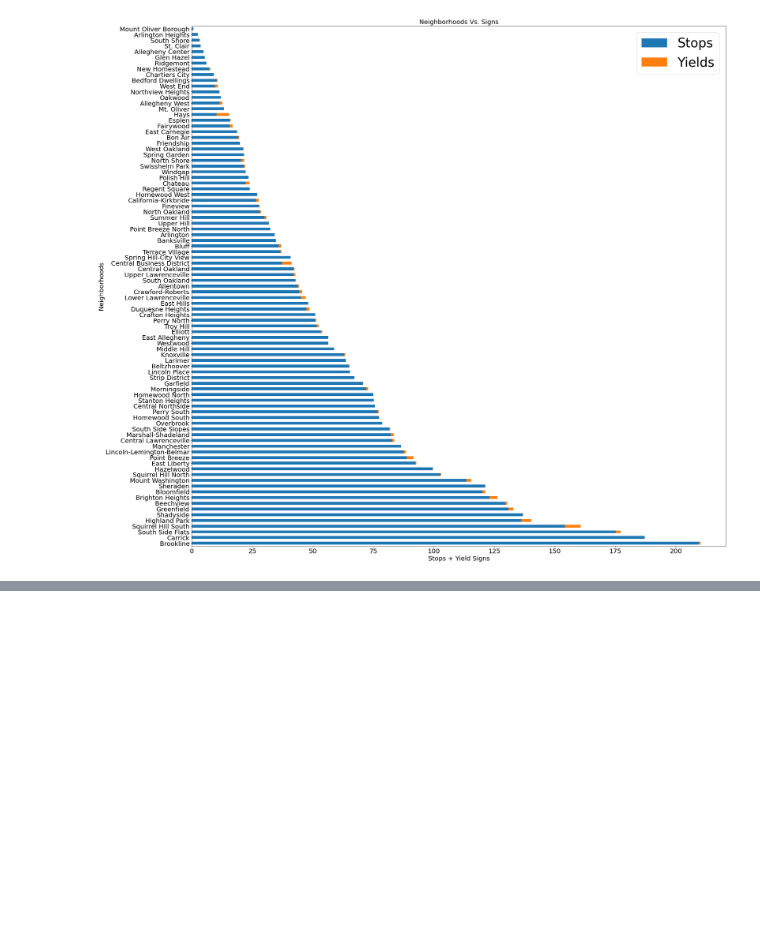
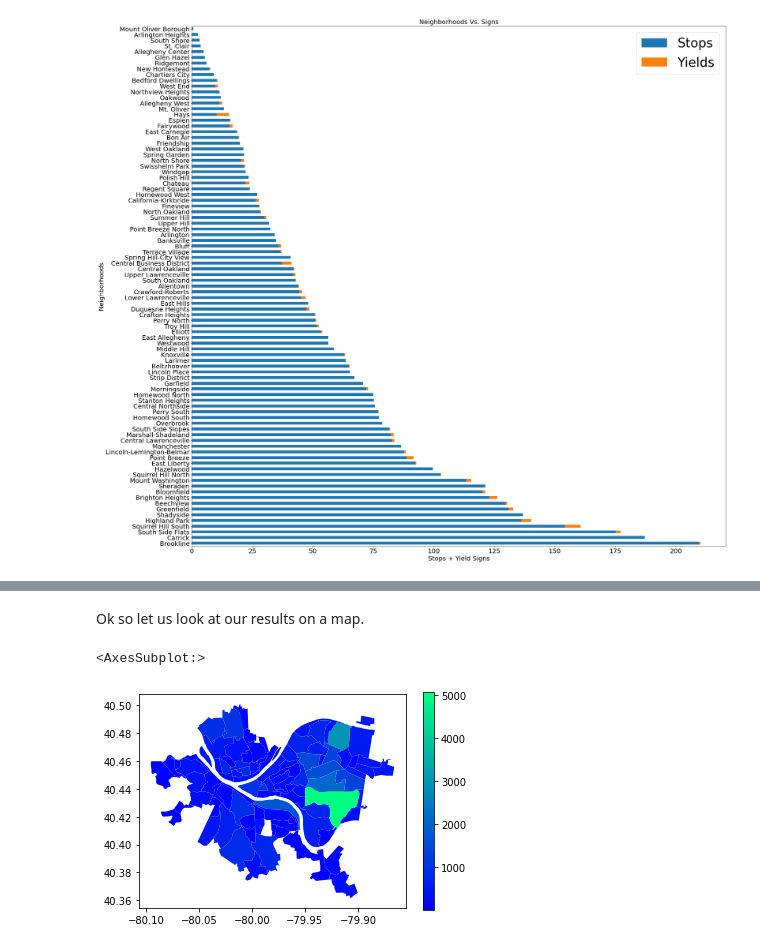
Before and after one commit to pjp401/CMPINF0010-Final-Project, a Jupyter notebook: FinalProject.ipynb, the cells around one changed output, grey strips where cells are left out. Cells and saved outputs as stored; diff of their text form; code cells hidden in the pictures; blank space fills up the shorter version.

```diff
--- a/FinalProject.ipynb
+++ b/FinalProject.ipynb
@@ -288,0 +351,7 @@ sign_map.plot(column='Total', # set the data to be used for coloring
+# %% [markdown]
+Ok so let us look at our results on a map.
+# %%
+tree_count_map.plot(column = 'tree_counts', legend = True, cmap = 'winter')
+# %% [output]
+<AxesSubplot:>
+[figure, added]
```
Also changed, not shown: parts of 37 cells of this notebook, 1 other file.
